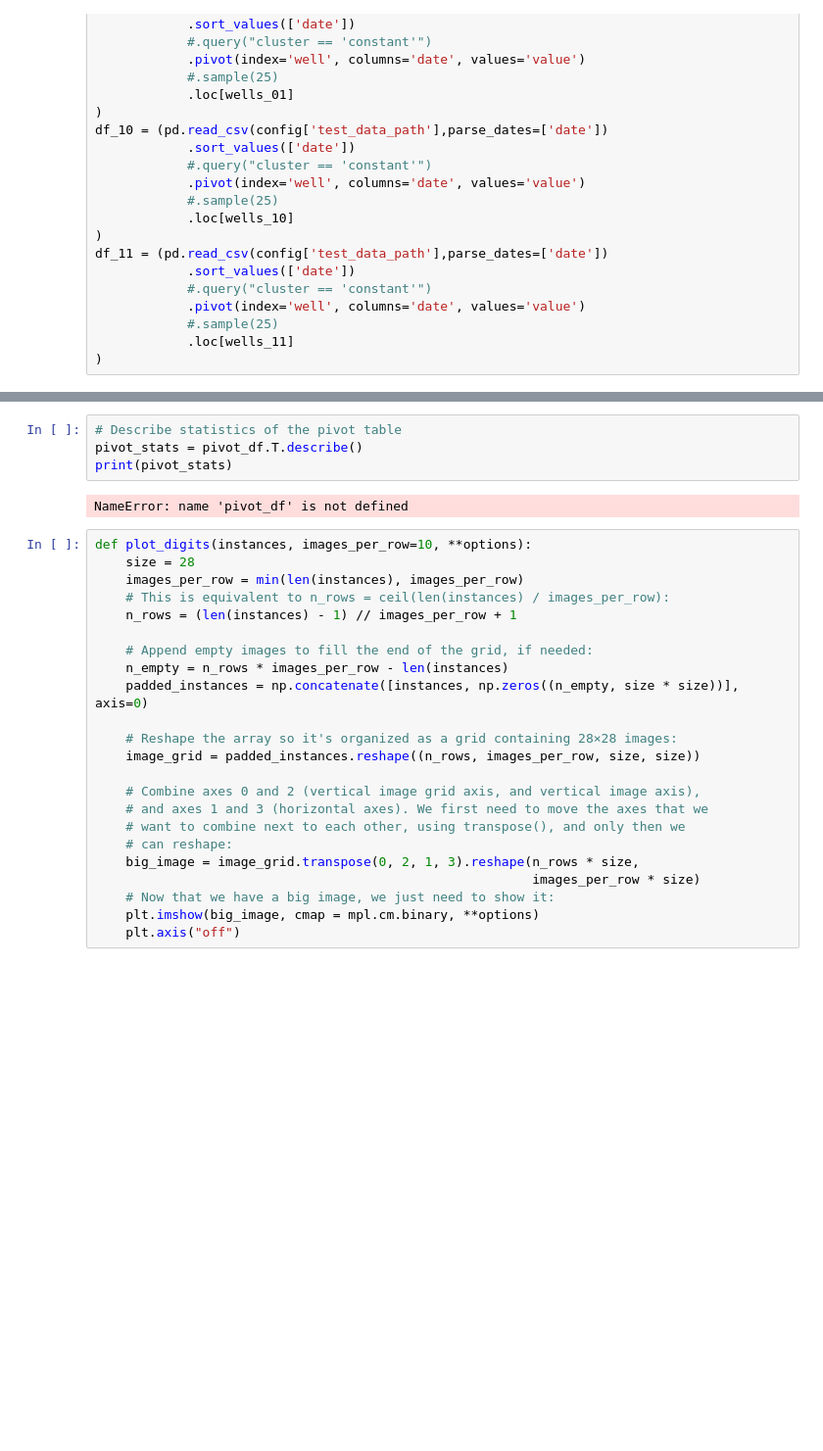
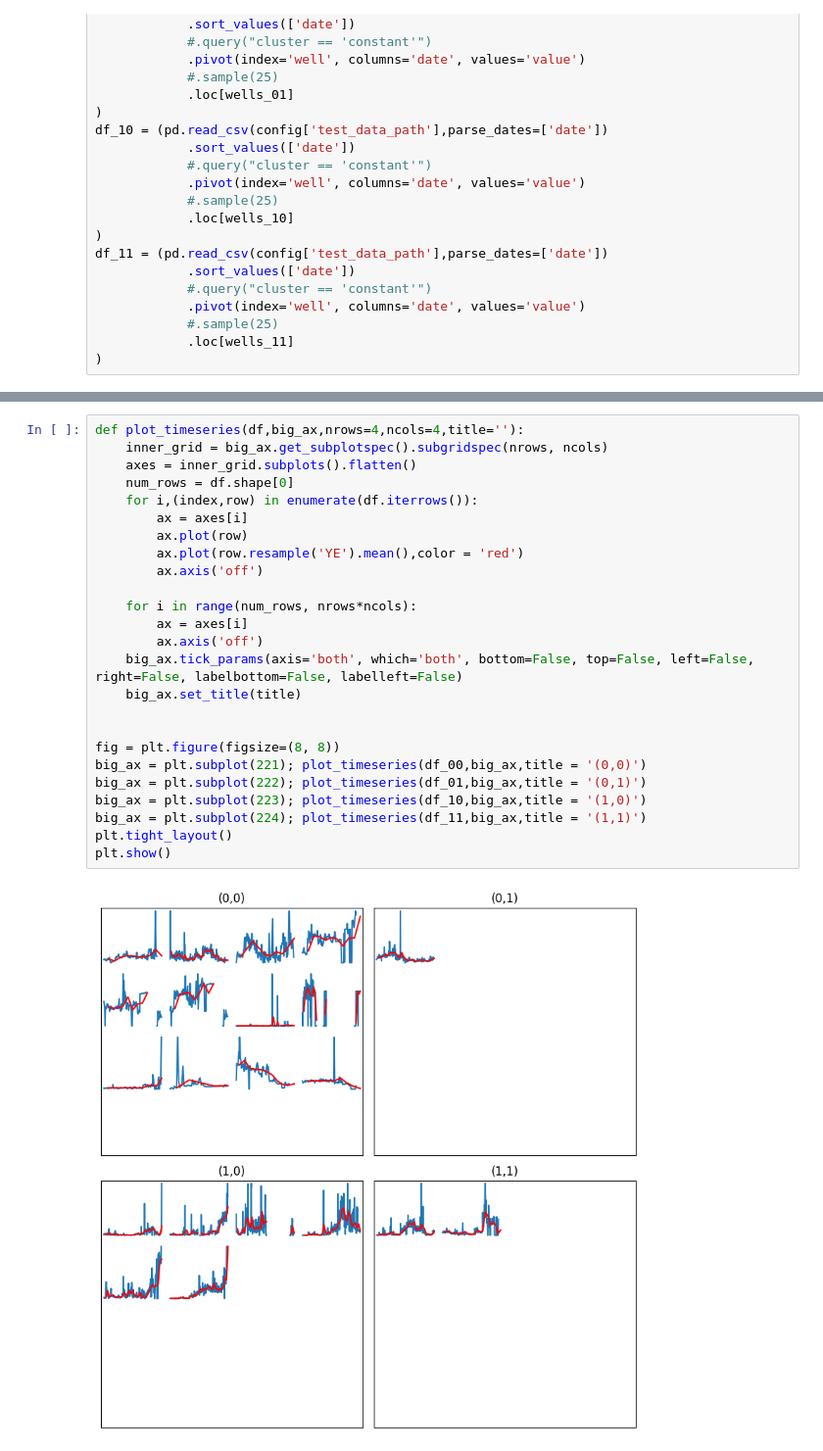
Before and after one commit to x110/oil-well-cluster-predictor, a Jupyter notebook: notebooks/error-analysis.ipynb, the cells around one changed output, grey strips where cells are left out. Shown at 98% size. Cells and saved outputs as stored; diff of their text form; blank space fills up the shorter version.

```diff
--- a/notebooks/error-analysis.ipynb
+++ b/notebooks/error-analysis.ipynb
@@ -498,29 +227,27 @@ NameError: name 'wells' is not defined
-# %%
-# Describe statistics of the pivot table
-pivot_stats = pivot_df.T.describe()
-print(pivot_stats)
-# %% [output]
-NameError: name 'pivot_df' is not defined
-# %%
-def plot_digits(instances, images_per_row=10, **options):
-    size = 28
-    images_per_row = min(len(instances), images_per_row)
-    # This is equivalent to n_rows = ceil(len(instances) / images_per_row):
-    n_rows = (len(instances) - 1) // images_per_row + 1
-
-    # Append empty images to fill the end of the grid, if needed:
-    n_empty = n_rows * images_per_row - len(instances)
-    padded_instances = np.concatenate([instances, np.zeros((n_empty, size * size))], axis=0)
-
-    # Reshape the array so it's organized as a grid containing 28×28 images:
-    image_grid = padded_instances.reshape((n_rows, images_per_row, size, size))
-
-    # Combine axes 0 and 2 (vertical image grid axis, and vertical image axis),
-    # and axes 1 and 3 (horizontal axes). We first need to move the axes that we
-    # want to combine next to each other, using transpose(), and only then we
-    # can reshape:
-    big_image = image_grid.transpose(0, 2, 1, 3).reshape(n_rows * size,
-                                                         images_per_row * size)
-    # Now that we have a big image, we just need to show it:
-    plt.imshow(big_image, cmap = mpl.cm.binary, **options)
-    plt.axis("off")
+# %%
+def plot_timeseries(df,big_ax,nrows=4,ncols=4,title=''):
+    inner_grid = big_ax.get_subplotspec().subgridspec(nrows, ncols)
+    axes = inner_grid.subplots().flatten()
+    num_rows = df.shape[0]
+    for i,(index,row) in enumerate(df.iterrows()):
+        ax = axes[i]
+        ax.plot(row)
+        ax.plot(row.resample('YE').mean(),color = 'red')
+        ax.axis('off')
+
+    for i in range(num_rows, nrows*ncols):
+        ax = axes[i]
+        ax.axis('off')
+    big_ax.tick_params(axis='both', which='both', bottom=False, top=False, left=False, right=False, labelbottom=False, labelleft=False)
+    big_ax.set_title(title)
+
+
+fig = plt.figure(figsize=(8, 8))
+big_ax = plt.subplot(221); plot_timeseries(df_00,big_ax,title = '(0,0)')
+big_ax = plt.subplot(222); plot_timeseries(df_01,big_ax,title = '(0,1)')
+big_ax = plt.subplot(223); plot_timeseries(df_10,big_ax,title = '(1,0)')
+big_ax = plt.subplot(224); plot_timeseries(df_11,big_ax,title = '(1,1)')
+plt.tight_layout()
+plt.show()
+# %% [output]
+[figure, added]
```
Also changed, not shown: parts of 12 cells of this notebook.
